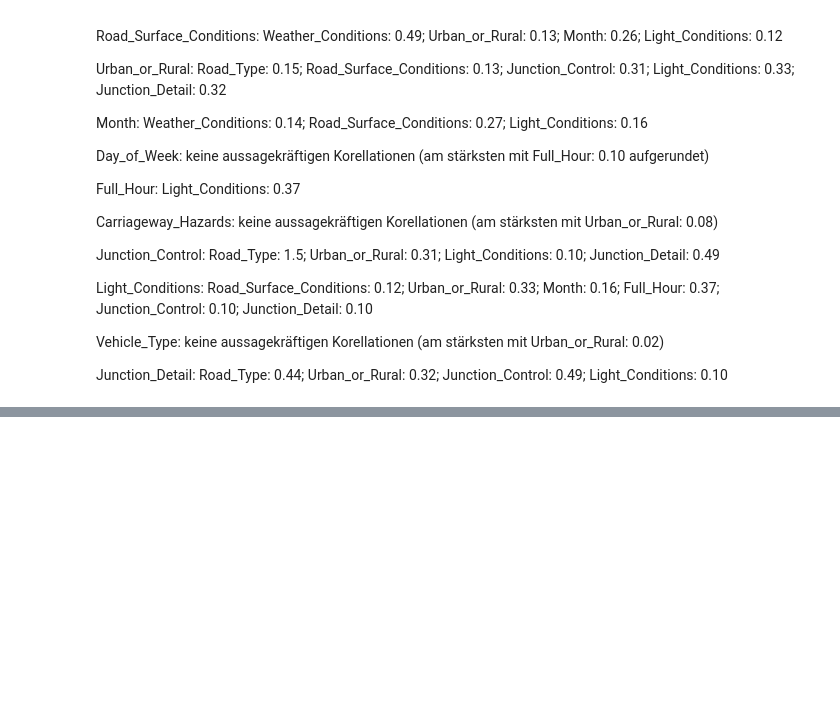
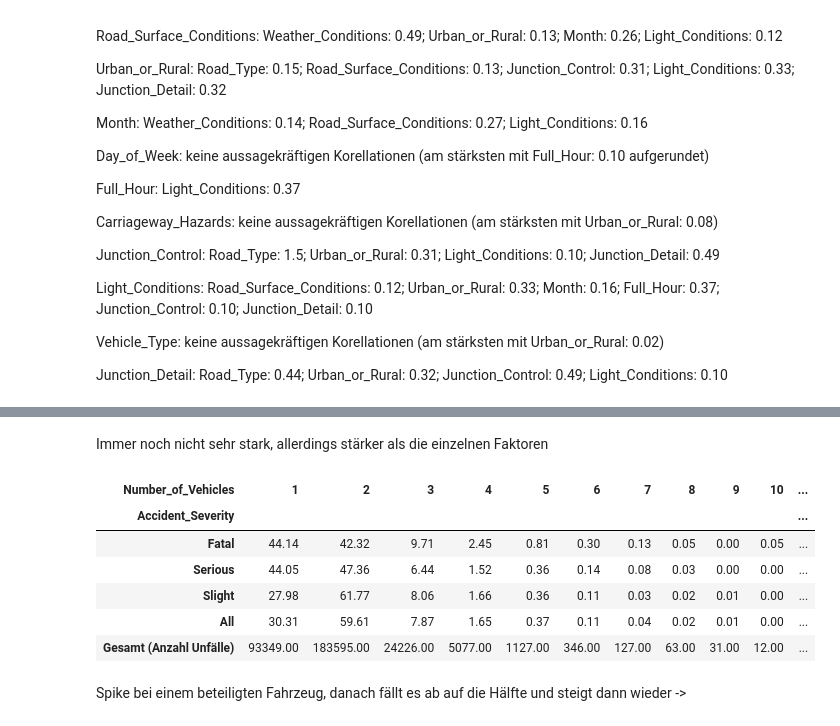
Before and after one commit to bentleman-byte/Credit-Card-Fraud-DSKI, a Jupyter notebook: Road_Accident.ipynb, the cells around one changed output, grey strips where cells are left out. Drawn from its saved outputs; the diff is of its cells as text; code cells hidden in the pictures; blank space fills up the shorter version.

```diff
--- a/Road_Accident.ipynb
+++ b/Road_Accident.ipynb
@@ -427,0 +530,28 @@ Slight                                        0.050760
+# %% [markdown]
+Immer noch nicht sehr stark, allerdings stärker als die einzelnen Faktoren
+# %%
+# Relative Verteilung der Fahrzeuganzahl innerhalb jedes Schweregrads (in %)
+rel_verteilung = (pd.crosstab(
+    df['Accident_Severity'],
+    df['Number_of_Vehicles'],
+    normalize='index',
+    margins= True
+) * 100).round(2)
+
+# 2. Absolute Anzahl der Unfälle je Fahrzeuganzahl berechnen
+gesamt_anzahl = df['Number_of_Vehicles'].value_counts().reindex(rel_verteilung.columns)
+
+# 3. Als neue Zeile "Gesamt (Anzahl Unfälle)" anhängen
+rel_verteilung.loc['Gesamt (Anzahl Unfälle)'] = gesamt_anzahl
+
+display(rel_verteilung)
+# %% [output]
+| Number_of_Vehicles | 1 | 2 | 3 | 4 | 5 | 6 | 7 | 8 | 9 | 10 | ... |
+| Accident_Severity |  |  |  |  |  |  |  |  |  |  | ... |
+| Fatal | 44.14 | 42.32 | 9.71 | 2.45 | 0.81 | 0.30 | 0.13 | 0.05 | 0.00 | 0.05 | ... |
+| Serious | 44.05 | 47.36 | 6.44 | 1.52 | 0.36 | 0.14 | 0.08 | 0.03 | 0.00 | 0.00 | ... |
+| Slight | 27.98 | 61.77 | 8.06 | 1.66 | 0.36 | 0.11 | 0.03 | 0.02 | 0.01 | 0.00 | ... |
+| All | 30.31 | 59.61 | 7.87 | 1.65 | 0.37 | 0.11 | 0.04 | 0.02 | 0.01 | 0.00 | ... |
+| Gesamt (Anzahl Unfälle) | 93349.00 | 183595.00 | 24226.00 | 5077.00 | 1127.00 | 346.00 | 127.00 | 63.00 | 31.00 | 12.00 | ... |
+# %% [markdown]
+Spike bei einem beteiligten Fahrzeug, danach fällt es ab auf die Hälfte und steigt dann wieder ->
```
Also changed, not shown: parts of 15 cells of this notebook, 1 other file.
